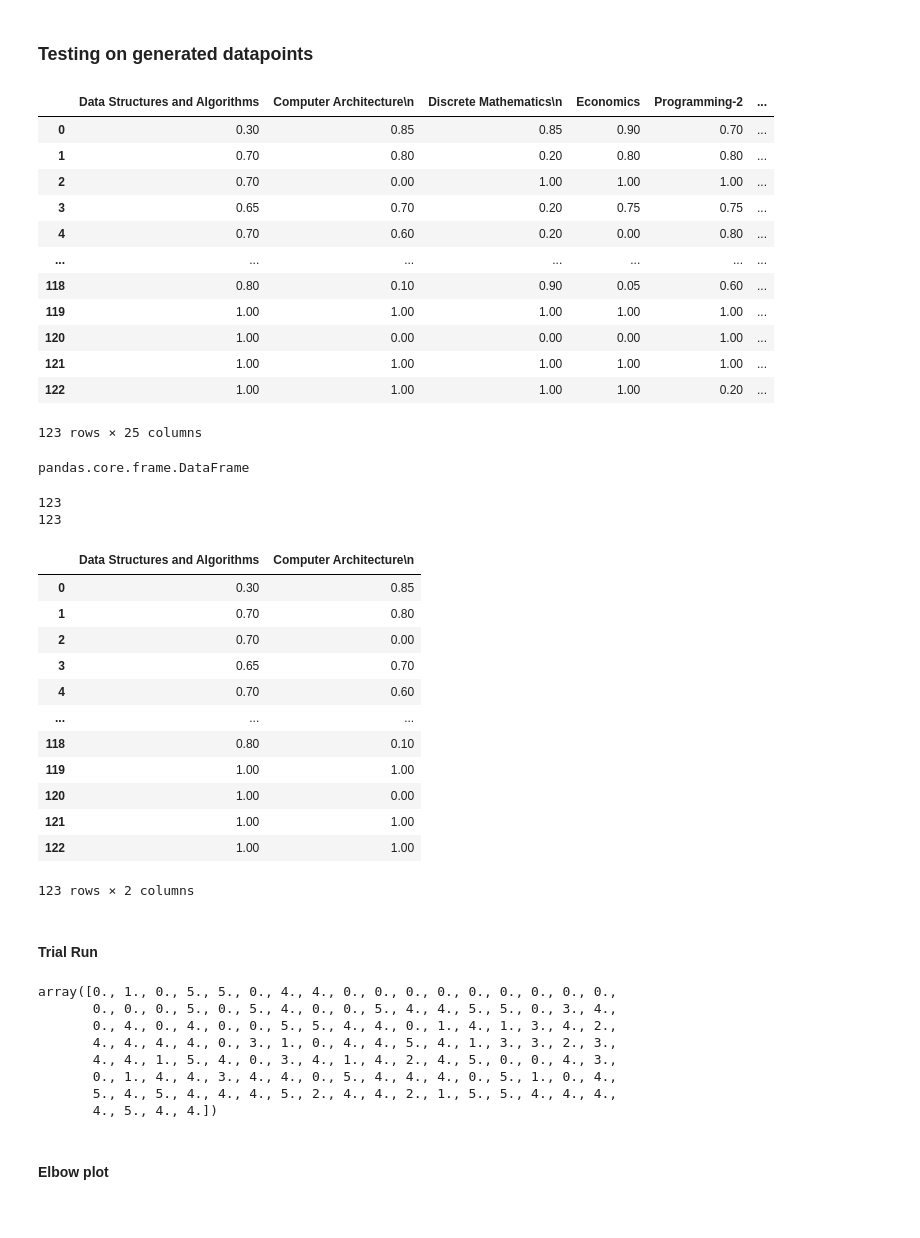
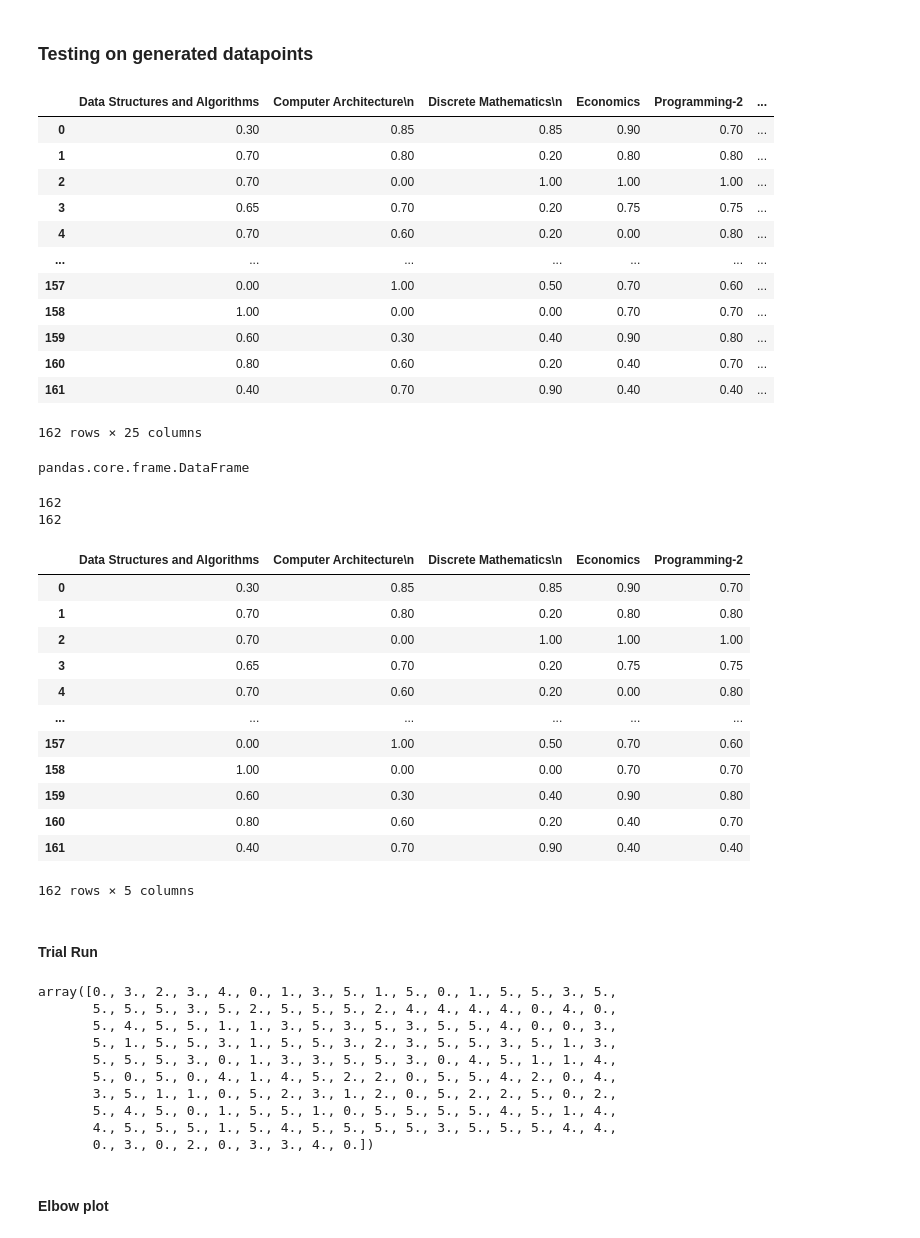
Before and after one commit to MnCSSJ4x/IIITB-Course-Recommendation-System, a Jupyter notebook: KMeans.ipynb, the cells around one changed output. Drawn from its saved outputs; the diff is of its cells as text; code cells hidden in the pictures.

```diff
--- a/KMeans.ipynb
+++ b/KMeans.ipynb
@@ -292,8 +295,8 @@ class Kmeans:
 # %% [markdown]
 ### Testing on generated datapoints
 # %%
-df=pd.read_excel('Course Recommendation System(1-123).xlsx')
-df=df.drop(['ID','Start time','Completion time','Email','Name','Name(not mandatory)\n' ], axis=1).fillna(0)
+df=pd.read_excel('Course Recommendation System.xlsx')
+df=df.drop(['ID','Start time','Completion time','Email','Name','Name(not mandatory)\n' ], axis=1).fillna(0.5)
 df
 # %% [output]
 |  | Data Structures and Algorithms | Computer Architecture\n | Discrete Mathematics\n | Economics | Programming-2 | ... |
@@ -303,12 +306,12 @@ df
 | 3 | 0.65 | 0.70 | 0.20 | 0.75 | 0.75 | ... |
 | 4 | 0.70 | 0.60 | 0.20 | 0.00 | 0.80 | ... |
 | ... | ... | ... | ... | ... | ... | ... |
-| 118 | 0.80 | 0.10 | 0.90 | 0.05 | 0.60 | ... |
-| 119 | 1.00 | 1.00 | 1.00 | 1.00 | 1.00 | ... |
-| 120 | 1.00 | 0.00 | 0.00 | 0.00 | 1.00 | ... |
-| 121 | 1.00 | 1.00 | 1.00 | 1.00 | 1.00 | ... |
-| 122 | 1.00 | 1.00 | 1.00 | 1.00 | 0.20 | ... |
+| 157 | 0.00 | 1.00 | 0.50 | 0.70 | 0.60 | ... |
+| 158 | 1.00 | 0.00 | 0.00 | 0.70 | 0.70 | ... |
+| 159 | 0.60 | 0.30 | 0.40 | 0.90 | 0.80 | ... |
+| 160 | 0.80 | 0.60 | 0.20 | 0.40 | 0.70 | ... |
+| 161 | 0.40 | 0.70 | 0.90 | 0.40 | 0.40 | ... |
-123 rows × 25 columns
+162 rows × 25 columns
 # %%
 type(df)
 # %% [output]
@@ -319,44 +322,46 @@ y=df[df.columns[1]]
 print(len(x))
 print(len(y))
 # %% [output]
-123
-123
+162
+162
 # %%
 # df=df.to_numpy()
 # np.shape(df[:,:2])
-df=df[[df.columns[0],df.columns[1]]]
+df=df[[df.columns[0],df.columns[1],df.columns[2],df.columns[3],df.columns[4]]]
 df
 # %% [output]
-|  | Data Structures and Algorithms | Computer Architecture\n |
-| 0 | 0.30 | 0.85 |
-| 1 | 0.70 | 0.80 |
-| 2 | 0.70 | 0.00 |
-| 3 | 0.65 | 0.70 |
-| 4 | 0.70 | 0.60 |
-| ... | ... | ... |
-| 118 | 0.80 | 0.10 |
-| 119 | 1.00 | 1.00 |
-| 120 | 1.00 | 0.00 |
-| 121 | 1.00 | 1.00 |
-| 122 | 1.00 | 1.00 |
+|  | Data Structures and Algorithms | Computer Architecture\n | Discrete Mathematics\n | Economics | Programming-2 |
+| 0 | 0.30 | 0.85 | 0.85 | 0.90 | 0.70 |
+| 1 | 0.70 | 0.80 | 0.20 | 0.80 | 0.80 |
+| 2 | 0.70 | 0.00 | 1.00 | 1.00 | 1.00 |
+| 3 | 0.65 | 0.70 | 0.20 | 0.75 | 0.75 |
+| 4 | 0.70 | 0.60 | 0.20 | 0.00 | 0.80 |
+| ... | ... | ... | ... | ... | ... |
+| 157 | 0.00 | 1.00 | 0.50 | 0.70 | 0.60 |
+| 158 | 1.00 | 0.00 | 0.00 | 0.70 | 0.70 |
+| 159 | 0.60 | 0.30 | 0.40 | 0.90 | 0.80 |
+| 160 | 0.80 | 0.60 | 0.20 | 0.40 | 0.70 |
+| 161 | 0.40 | 0.70 | 0.90 | 0.40 | 0.40 |
-123 rows × 2 columns
+162 rows × 5 columns
 # %% [markdown]
 #### Trial Run
 # %%
 k=Kmeans(K=6,iter=150,p=2)
-y_pred=k.predict(np.array(df),choice=0)
+y_pred=k.predict(np.array(df),choice=1)
 k.centroids=np.array(k.centroids, dtype='int')
 len(k.centroids)
 y_pred
 # %% [output]
-array([0., 1., 0., 5., 5., 0., 4., 4., 0., 0., 0., 0., 0., 0., 0., 0., 0.,
-       0., 0., 0., 5., 0., 5., 4., 0., 0., 5., 4., 4., 5., 5., 0., 3., 4.,
-       0., 4., 0., 4., 0., 0., 5., 5., 4., 4., 0., 1., 4., 1., 3., 4., 2.,
-       4., 4., 4., 4., 0., 3., 1., 0., 4., 4., 5., 4., 1., 3., 3., 2., 3.,
-       4., 4., 1., 5., 4., 0., 3., 4., 1., 4., 2., 4., 5., 0., 0., 4., 3.,
-       0., 1., 4., 4., 3., 4., 4., 0., 5., 4., 4., 4., 0., 5., 1., 0., 4.,
-       5., 4., 5., 4., 4., 4., 5., 2., 4., 4., 2., 1., 5., 5., 4., 4., 4.,
-       4., 5., 4., 4.])
+array([0., 3., 2., 3., 4., 0., 1., 3., 5., 1., 5., 0., 1., 5., 5., 3., 5.,
+       5., 5., 5., 3., 5., 2., 5., 5., 5., 2., 4., 4., 4., 4., 0., 4., 0.,
+       5., 4., 5., 5., 1., 1., 3., 5., 3., 5., 3., 5., 5., 4., 0., 0., 3.,
+       5., 1., 5., 5., 3., 1., 5., 5., 3., 2., 3., 5., 5., 3., 5., 1., 3.,
+       5., 5., 5., 3., 0., 1., 3., 3., 5., 5., 3., 0., 4., 5., 1., 1., 4.,
+       5., 0., 5., 0., 4., 1., 4., 5., 2., 2., 0., 5., 5., 4., 2., 0., 4.,
+       3., 5., 1., 1., 0., 5., 2., 3., 1., 2., 0., 5., 2., 2., 5., 0., 2.,
+       5., 4., 5., 0., 1., 5., 5., 1., 0., 5., 5., 5., 5., 4., 5., 1., 4.,
+       4., 5., 5., 5., 1., 5., 4., 5., 5., 5., 5., 3., 5., 5., 5., 4., 4.,
+       0., 3., 0., 2., 0., 3., 3., 4., 0.])
 # %% [markdown]
 #### Elbow plot
 # %%
```
Also changed, not shown: parts of 13 cells of this notebook, 3 other files.
